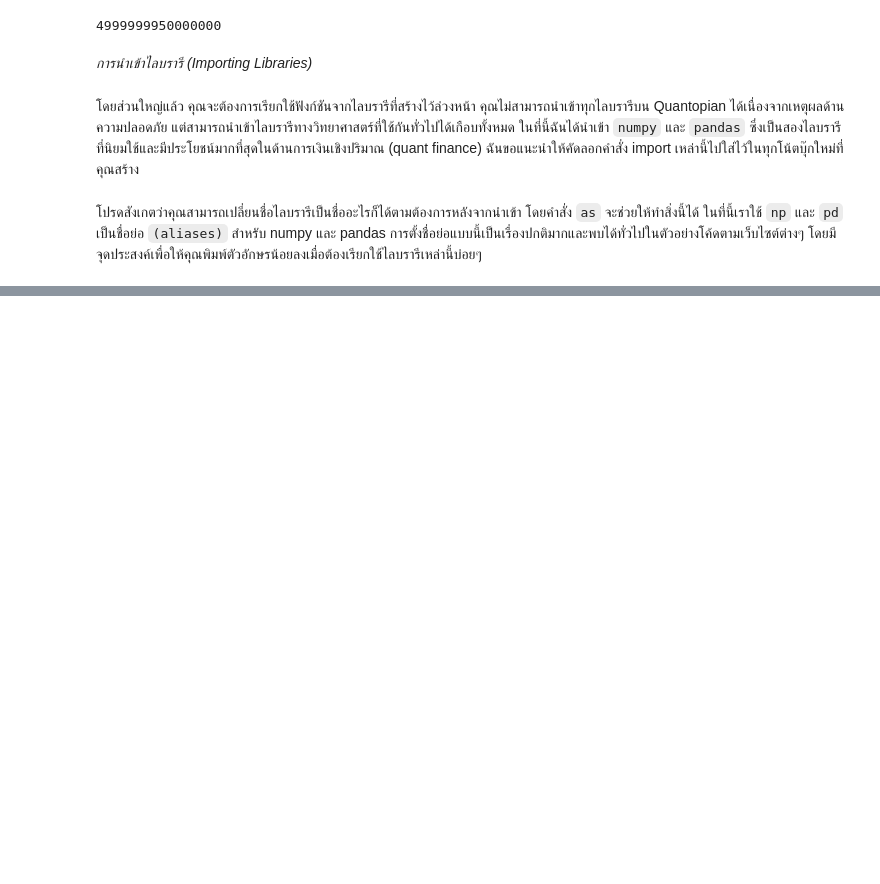
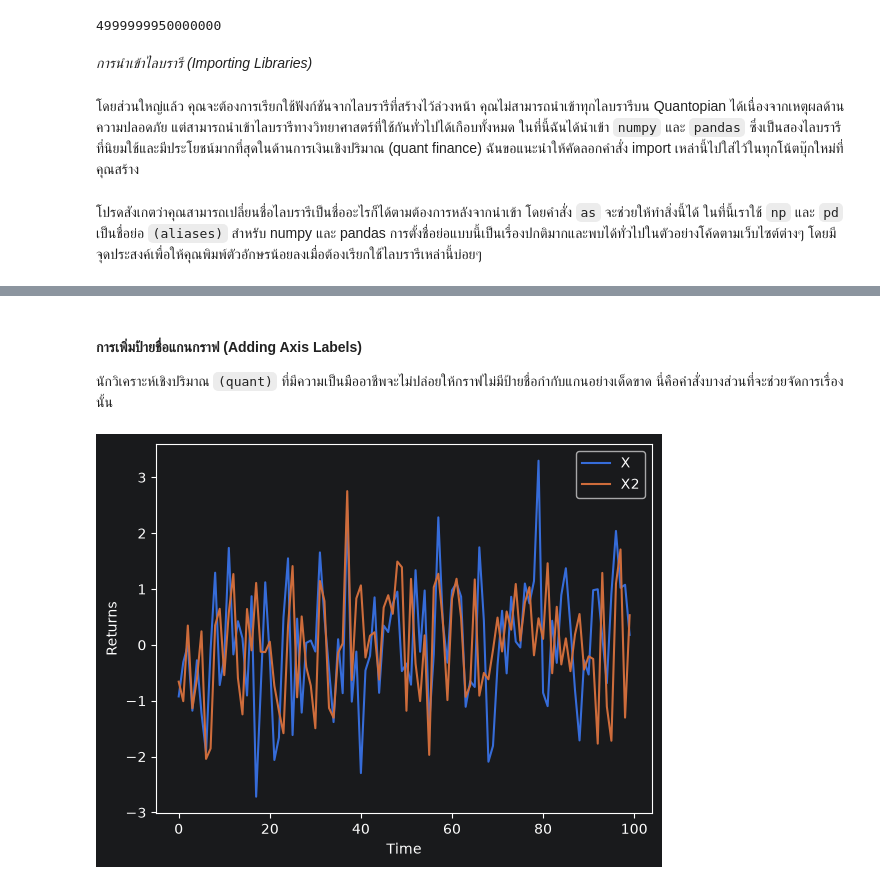
Before and after one commit to GOE84/Quantitative-, a Jupyter notebook: SS1/Introduction to the Research Environment.ipynb, the cells around one changed output, grey strips where cells are left out. Drawn from its saved outputs; the diff is of its cells as text; code cells hidden in the pictures; blank space fills up the shorter version.

```diff
--- a/SS1/Introduction to the Research Environment.ipynb
+++ b/SS1/Introduction to the Research Environment.ipynb
@@ -50,0 +84,15 @@ c
+# %% [markdown]
+#### การเพิ่มป้ายชื่อแกนกราฟ (Adding Axis Labels)
+นักวิเคราะห์เชิงปริมาณ `(quant)` ที่มีความเป็นมืออาชีพจะไม่ปล่อยให้กราฟไม่มีป้ายชื่อกำกับแกนอย่างเด็ดขาด นี่คือคำสั่งบางส่วนที่จะช่วยจัดการเรื่องนั้น
+# %%
+X = np.random.normal(0,1,100)
+X2 = np.random.normal(0,1,100)
+
+plt.plot(X);
+plt.plot(X2);
+plt.xlabel('Time');
+plt.ylabel('Returns');
+plt.legend(['X','X2']);
+plt.show()
+# %% [output]
+[figure, added]
```
Also changed, not shown: parts of 13 cells of this notebook.
